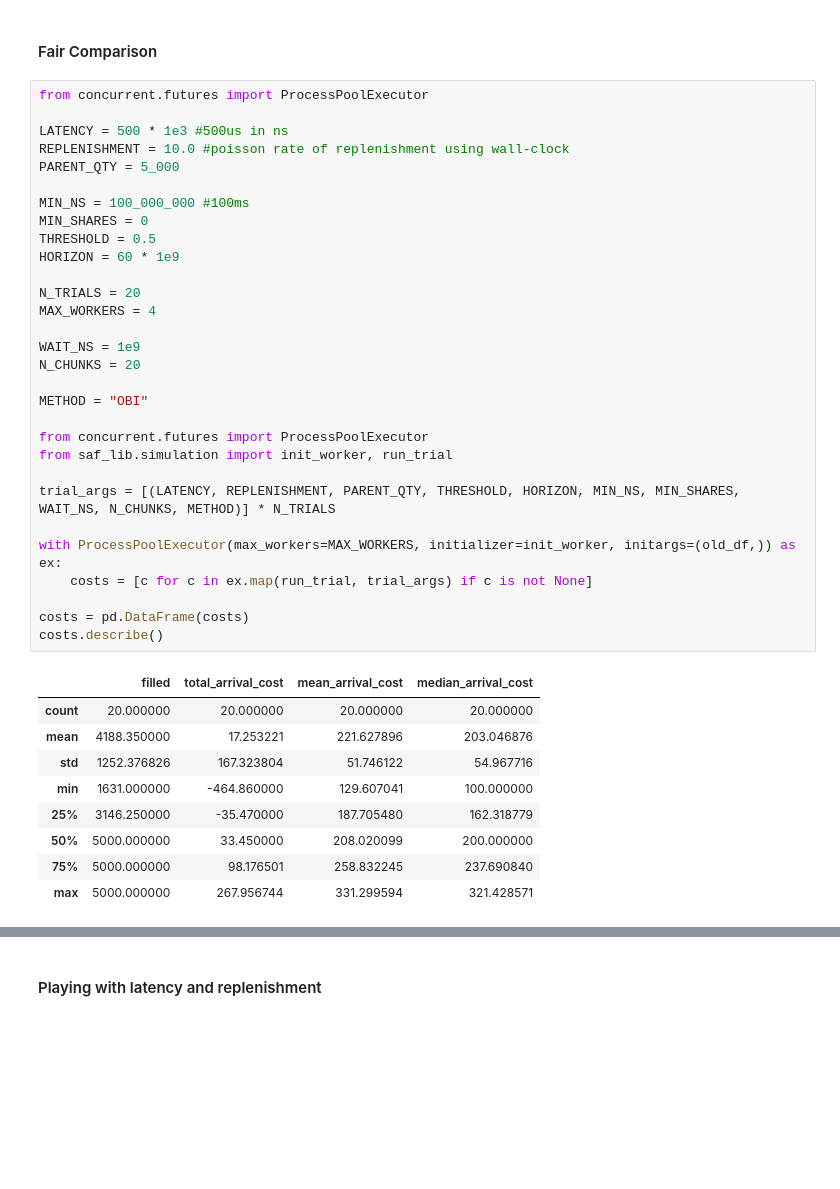
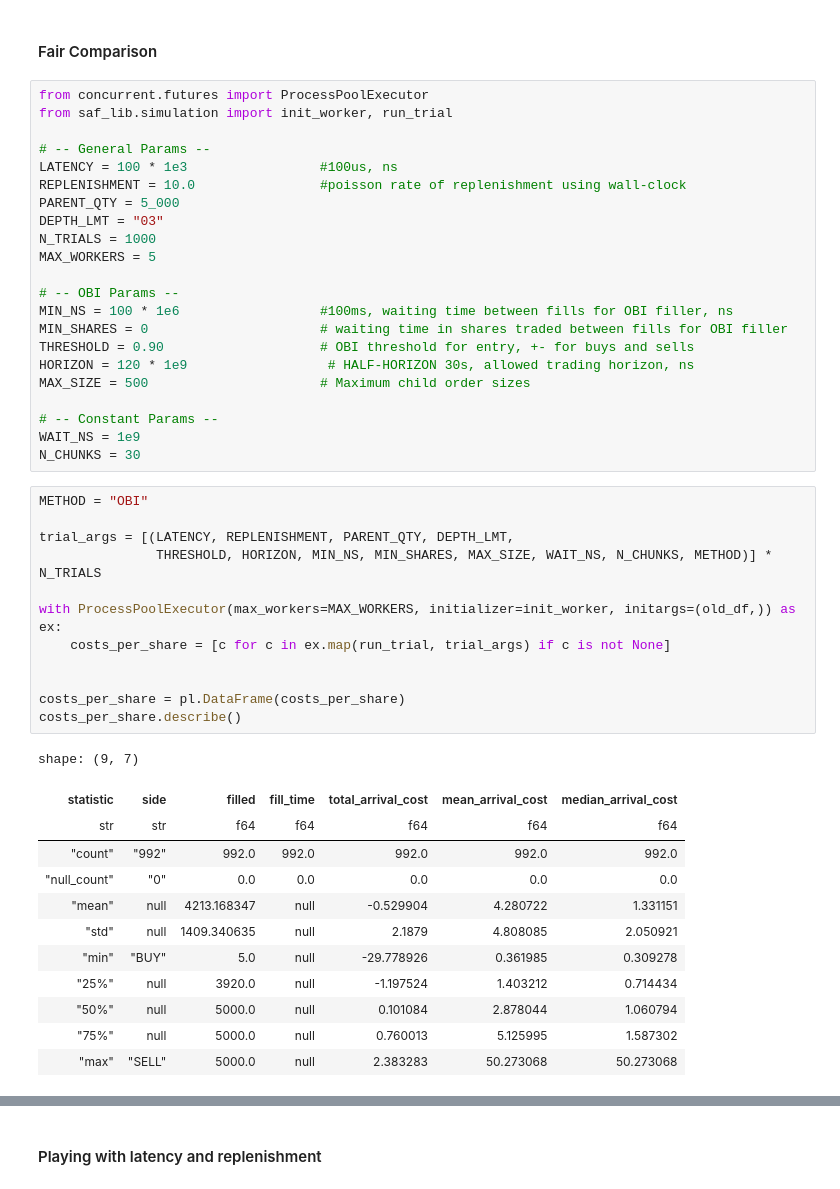
Before and after one commit to MichaelCusackNelkin/SAF_Final_Project, a Jupyter notebook: whitepaper/code/milestone_clean.ipynb, the cells around one changed output, grey strips where cells are left out. Saved outputs shown, nothing was run; the diff lists cells and outputs as text; blank space fills up the shorter version.

```diff
--- a/whitepaper/code/milestone_clean.ipynb
+++ b/whitepaper/code/milestone_clean.ipynb
@@ -368,43 +363,50 @@ random.choice(["BUY", "SELL"])
 # %% [markdown]
 #### Fair Comparison
+# %%
+from concurrent.futures import ProcessPoolExecutor
+from saf_lib.simulation import init_worker, run_trial
+
+# -- General Params --
+LATENCY = 100 * 1e3                 #100us, ns
+REPLENISHMENT = 10.0                #poisson rate of replenishment using wall-clock
+PARENT_QTY = 5_000
+DEPTH_LMT = "03"
+N_TRIALS = 1000
+MAX_WORKERS = 5
+
+# -- OBI Params --
+MIN_NS = 100 * 1e6                  #100ms, waiting time between fills for OBI filler, ns
+MIN_SHARES = 0                      # waiting time in shares traded between fills for OBI filler
+THRESHOLD = 0.90                    # OBI threshold for entry, +- for buys and sells
+HORIZON = 120 * 1e9                  # HALF-HORIZON 30s, allowed trading horizon, ns
+MAX_SIZE = 500                      # Maximum child order sizes
+
+# -- Constant Params --
+WAIT_NS = 1e9
+N_CHUNKS = 30
 # %%
-from concurrent.futures import ProcessPoolExecutor
-
-LATENCY = 500 * 1e3 #500us in ns
-REPLENISHMENT = 10.0 #poisson rate of replenishment using wall-clock
-PARENT_QTY = 5_000
-
-MIN_NS = 100_000_000 #100ms
-MIN_SHARES = 0
-THRESHOLD = 0.5
-HORIZON = 60 * 1e9
-
-N_TRIALS = 20
-MAX_WORKERS = 4
-
-WAIT_NS = 1e9
-N_CHUNKS = 20
-
 METHOD = "OBI"
 
-from concurrent.futures import ProcessPoolExecutor
-from saf_lib.simulation import init_worker, run_trial
-
-trial_args = [(LATENCY, REPLENISHMENT, PARENT_QTY, THRESHOLD, HORIZON, MIN_NS, MIN_SHARES, WAIT_NS, N_CHUNKS, METHOD)] * N_TRIALS
+trial_args = [(LATENCY, REPLENISHMENT, PARENT_QTY, DEPTH_LMT,
+               THRESHOLD, HORIZON, MIN_NS, MIN_SHARES, MAX_SIZE, WAIT_NS, N_CHUNKS, METHOD)] * N_TRIALS
 
 with ProcessPoolExecutor(max_workers=MAX_WORKERS, initializer=init_worker, initargs=(old_df,)) as ex:
-    costs = [c for c in ex.map(run_trial, trial_args) if c is not None]
+    costs_per_share = [c for c in ex.map(run_trial, trial_args) if c is not None]
 
-costs = pd.DataFrame(costs)
-costs.describe()
+
+costs_per_share = pl.DataFrame(costs_per_share)
+costs_per_share.describe()
 # %% [output]
+shape: (9, 7)
-|  | filled | total_arrival_cost | mean_arrival_cost | median_arrival_cost |
-| count | 20.000000 | 20.000000 | 20.000000 | 20.000000 |
-| mean | 4188.350000 | 17.253221 | 221.627896 | 203.046876 |
-| std | 1252.376826 | 167.323804 | 51.746122 | 54.967716 |
-| min | 1631.000000 | -464.860000 | 129.607041 | 100.000000 |
-| 25% | 3146.250000 | -35.470000 | 187.705480 | 162.318779 |
-| 50% | 5000.000000 | 33.450000 | 208.020099 | 200.000000 |
-| 75% | 5000.000000 | 98.176501 | 258.832245 | 237.690840 |
-| max | 5000.000000 | 267.956744 | 331.299594 | 321.428571 |
+| statistic | side | filled | fill_time | total_arrival_cost | mean_arrival_cost | median_arrival_cost |
+| str | str | f64 | f64 | f64 | f64 | f64 |
+| "count" | "992" | 992.0 | 992.0 | 992.0 | 992.0 | 992.0 |
+| "null_count" | "0" | 0.0 | 0.0 | 0.0 | 0.0 | 0.0 |
+| "mean" | null | 4213.168347 | null | -0.529904 | 4.280722 | 1.331151 |
+| "std" | null | 1409.340635 | null | 2.1879 | 4.808085 | 2.050921 |
+| "min" | "BUY" | 5.0 | null | -29.778926 | 0.361985 | 0.309278 |
+| "25%" | null | 3920.0 | null | -1.197524 | 1.403212 | 0.714434 |
+| "50%" | null | 5000.0 | null | 0.101084 | 2.878044 | 1.060794 |
+| "75%" | null | 5000.0 | null | 0.760013 | 5.125995 | 1.587302 |
+| "max" | "SELL" | 5000.0 | null | 2.383283 | 50.273068 | 50.273068 |
 # %%
```
Also changed, not shown: parts of 16 cells of this notebook, 14 other files.
